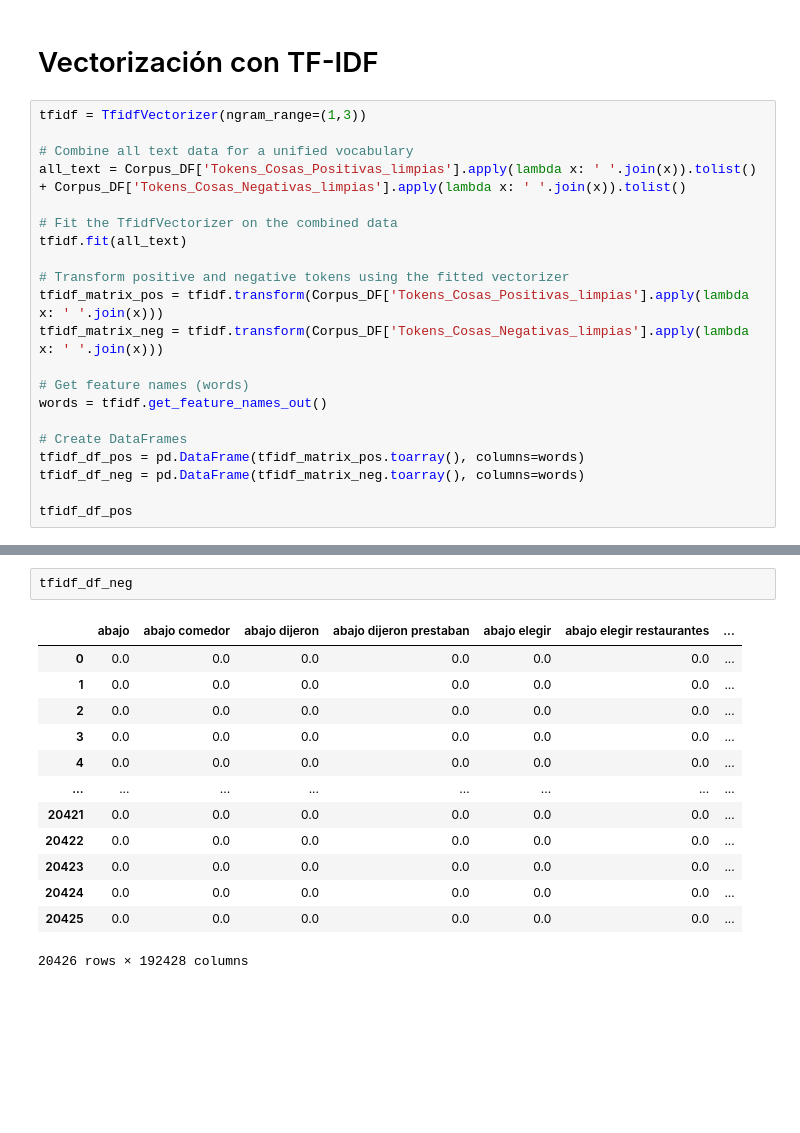
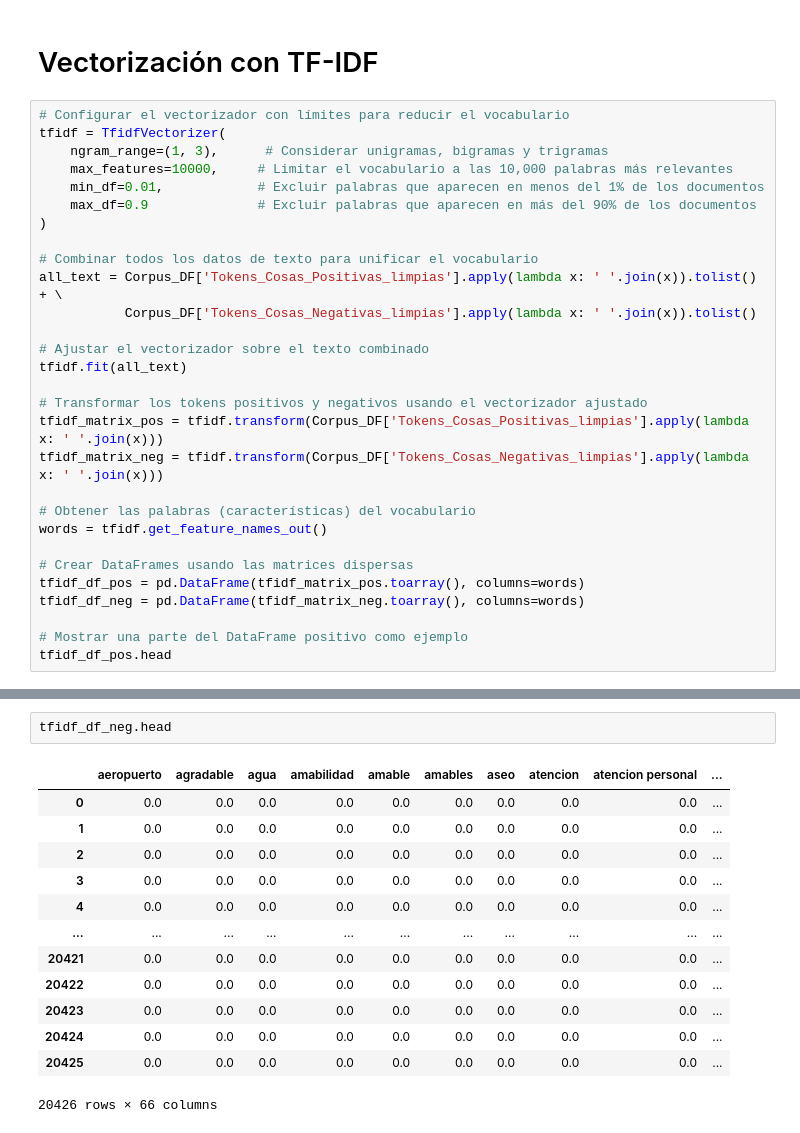
Before and after one commit to serhequi/Pros_LN, a Jupyter notebook: Taller1_Vectorizacion_IF-IDF&CountVectorizer.ipynb, the cells around one changed output, grey strips where cells are left out. Saved outputs shown, nothing was run; the diff lists cells and outputs as text; blank space fills up the shorter version.

```diff
--- a/Taller1_Vectorizacion_IF-IDF&CountVectorizer.ipynb
+++ b/Taller1_Vectorizacion_IF-IDF&CountVectorizer.ipynb
@@ -269,24 +272,32 @@ vectorized_df_neg
 # %% [markdown]
 # Vectorización con TF-IDF
 # %%
-tfidf = TfidfVectorizer(ngram_range=(1,3))
+# Configurar el vectorizador con límites para reducir el vocabulario
+tfidf = TfidfVectorizer(
+    ngram_range=(1, 3),      # Considerar unigramas, bigramas y trigramas
+    max_features=10000,     # Limitar el vocabulario a las 10,000 palabras más relevantes
+    min_df=0.01,            # Excluir palabras que aparecen en menos del 1% de los documentos
+    max_df=0.9              # Excluir palabras que aparecen en más del 90% de los documentos
+)
 
-# Combine all text data for a unified vocabulary
-all_text = Corpus_DF['Tokens_Cosas_Positivas_limpias'].apply(lambda x: ' '.join(x)).tolist() + Corpus_DF['Tokens_Cosas_Negativas_limpias'].apply(lambda x: ' '.join(x)).tolist()
+# Combinar todos los datos de texto para unificar el vocabulario
+all_text = Corpus_DF['Tokens_Cosas_Positivas_limpias'].apply(lambda x: ' '.join(x)).tolist() + \
+           Corpus_DF['Tokens_Cosas_Negativas_limpias'].apply(lambda x: ' '.join(x)).tolist()
 
-# Fit the TfidfVectorizer on the combined data
+# Ajustar el vectorizador sobre el texto combinado
 tfidf.fit(all_text)
 
-# Transform positive and negative tokens using the fitted vectorizer
+# Transformar los tokens positivos y negativos usando el vectorizador ajustado
 tfidf_matrix_pos = tfidf.transform(Corpus_DF['Tokens_Cosas_Positivas_limpias'].apply(lambda x: ' '.join(x)))
 tfidf_matrix_neg = tfidf.transform(Corpus_DF['Tokens_Cosas_Negativas_limpias'].apply(lambda x: ' '.join(x)))
 
-# Get feature names (words)
+# Obtener las palabras (características) del vocabulario
 words = tfidf.get_feature_names_out()
 
-# Create DataFrames
+# Crear DataFrames usando las matrices dispersas
 tfidf_df_pos = pd.DataFrame(tfidf_matrix_pos.toarray(), columns=words)
 tfidf_df_neg = pd.DataFrame(tfidf_matrix_neg.toarray(), columns=words)
 
-tfidf_df_pos
+# Mostrar una parte del DataFrame positivo como ejemplo
+tfidf_df_pos.head
 # %% [output]
@@ -306,16 +321,16 @@ tfidf_df_pos
 # %%
-tfidf_df_neg
+tfidf_df_neg.head
 # %% [output]
-|  | abajo | abajo comedor | abajo dijeron | abajo dijeron prestaban | abajo elegir | abajo elegir restaurantes | ... |
-| 0 | 0.0 | 0.0 | 0.0 | 0.0 | 0.0 | 0.0 | ... |
-| 1 | 0.0 | 0.0 | 0.0 | 0.0 | 0.0 | 0.0 | ... |
-| 2 | 0.0 | 0.0 | 0.0 | 0.0 | 0.0 | 0.0 | ... |
-| 3 | 0.0 | 0.0 | 0.0 | 0.0 | 0.0 | 0.0 | ... |
-| 4 | 0.0 | 0.0 | 0.0 | 0.0 | 0.0 | 0.0 | ... |
-| ... | ... | ... | ... | ... | ... | ... | ... |
-| 20421 | 0.0 | 0.0 | 0.0 | 0.0 | 0.0 | 0.0 | ... |
-| 20422 | 0.0 | 0.0 | 0.0 | 0.0 | 0.0 | 0.0 | ... |
-| 20423 | 0.0 | 0.0 | 0.0 | 0.0 | 0.0 | 0.0 | ... |
-| 20424 | 0.0 | 0.0 | 0.0 | 0.0 | 0.0 | 0.0 | ... |
-| 20425 | 0.0 | 0.0 | 0.0 | 0.0 | 0.0 | 0.0 | ... |
+|  | aeropuerto | agradable | agua | amabilidad | amable | amables | aseo | atencion | atencion personal | ... |
+| 0 | 0.0 | 0.0 | 0.0 | 0.0 | 0.0 | 0.0 | 0.0 | 0.0 | 0.0 | ... |
+| 1 | 0.0 | 0.0 | 0.0 | 0.0 | 0.0 | 0.0 | 0.0 | 0.0 | 0.0 | ... |
+| 2 | 0.0 | 0.0 | 0.0 | 0.0 | 0.0 | 0.0 | 0.0 | 0.0 | 0.0 | ... |
+| 3 | 0.0 | 0.0 | 0.0 | 0.0 | 0.0 | 0.0 | 0.0 | 0.0 | 0.0 | ... |
+| 4 | 0.0 | 0.0 | 0.0 | 0.0 | 0.0 | 0.0 | 0.0 | 0.0 | 0.0 | ... |
+| ... | ... | ... | ... | ... | ... | ... | ... | ... | ... | ... |
+| 20421 | 0.0 | 0.0 | 0.0 | 0.0 | 0.0 | 0.0 | 0.0 | 0.0 | 0.0 | ... |
+| 20422 | 0.0 | 0.0 | 0.0 | 0.0 | 0.0 | 0.0 | 0.0 | 0.0 | 0.0 | ... |
+| 20423 | 0.0 | 0.0 | 0.0 | 0.0 | 0.0 | 0.0 | 0.0 | 0.0 | 0.0 | ... |
+| 20424 | 0.0 | 0.0 | 0.0 | 0.0 | 0.0 | 0.0 | 0.0 | 0.0 | 0.0 | ... |
+| 20425 | 0.0 | 0.0 | 0.0 | 0.0 | 0.0 | 0.0 | 0.0 | 0.0 | 0.0 | ... |
-20426 rows × 192428 columns
+20426 rows × 66 columns
```
Also changed, not shown: parts of 4 cells of this notebook.
